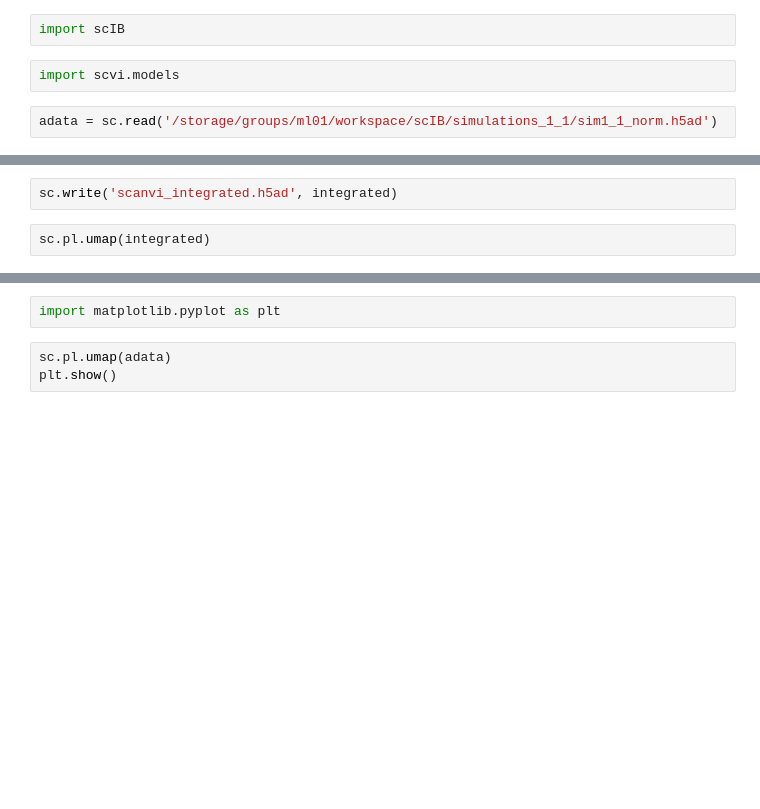
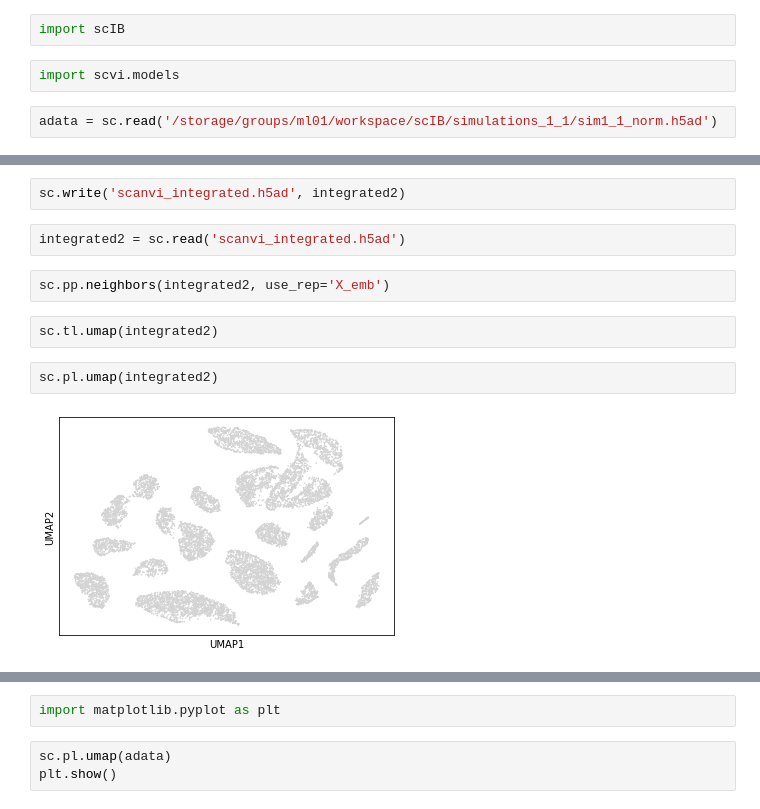
Before and after one commit to theislab/scib, a Jupyter notebook: notebooks/integration/scanvi.ipynb, the cells around one changed output, grey strips where cells are left out. Drawn from its saved outputs; the diff is of its cells as text; blank space fills up the shorter version.

```diff
--- a/notebooks/integration/scanvi.ipynb
+++ b/notebooks/integration/scanvi.ipynb
@@ -120,7 +132,15 @@ integrated2 = runScanvi(adata, 'Batch', 'Group')
 # %%
-sc.write('scanvi_integrated.h5ad', integrated)
+sc.write('scanvi_integrated.h5ad', integrated2)
+# %%
+integrated2 = sc.read('scanvi_integrated.h5ad')
+# %%
+sc.pp.neighbors(integrated2, use_rep='X_emb')
+# %%
+sc.tl.umap(integrated2)
 # %%
-sc.pl.umap(integrated)
+sc.pl.umap(integrated2)
+# %% [output]
+[figure, added]
 # %%
 scIB.pp.reduce_data(integrated2, use_rep='X_emb', pca=False)
 # %% [output]
```
Also changed, not shown: parts of 20 cells of this notebook.
